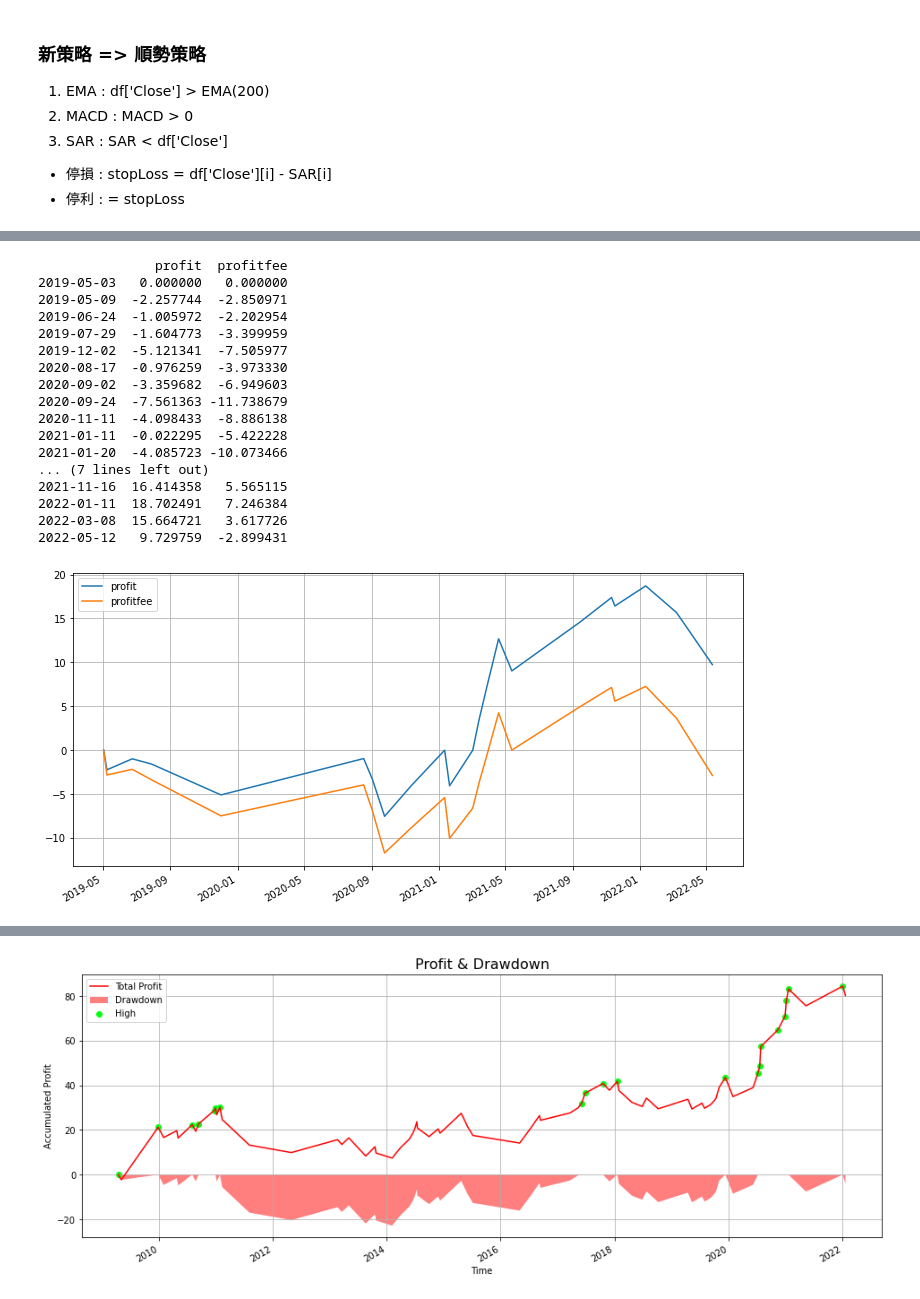
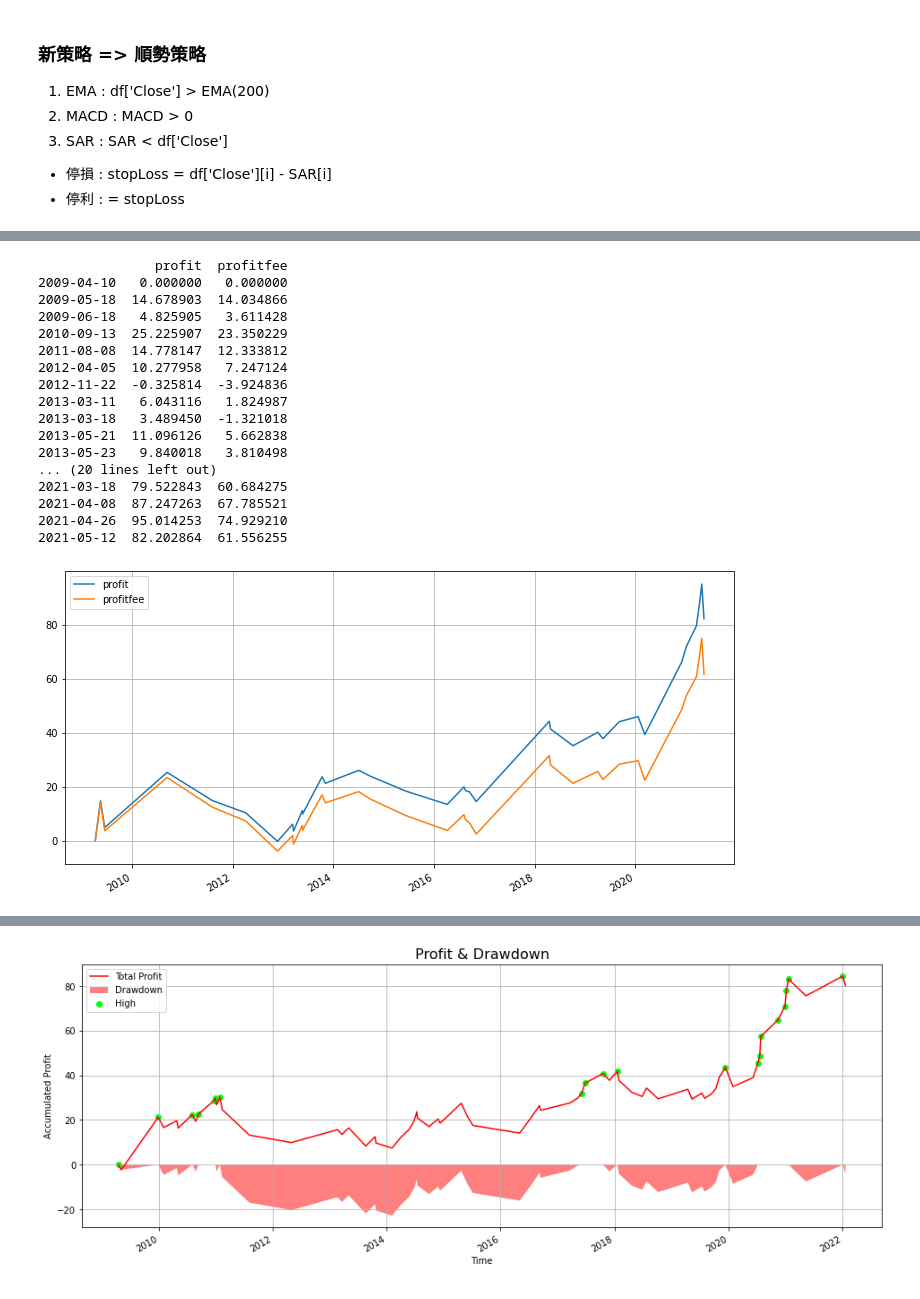
Before and after one commit to benson85560/yuanta, a Jupyter notebook: Dividend_Yield_Strategy.ipynb, the cells around one changed output, grey strips where cells are left out. Cells and saved outputs as stored; diff of their text form; code cells hidden in the pictures.

```diff
--- a/Dividend_Yield_Strategy.ipynb
+++ b/Dividend_Yield_Strategy.ipynb
@@ -443,3 +381,14 @@ equity.iloc[-1].mean()
 
 * 停損 : stopLoss = df['Close'][i] - SAR[i]
 * 停利 : = stopLoss
+# %%
+symbol = '0051.TW'
+
+data = yf.Ticker(symbol)
+df = data.history(period='D', start='2008-1-1', end='2022-6-30')
+df = df.drop(columns = ['Dividends', 'Stock Splits'])
+df.columns = ['open', 'high', 'low', 'close', 'volume']
+df['EMA'] = abstract.EMA(df, timeperiod = 200)
+df['MACD'] = abstract.MACD(df, fastperiod=12, slowperiod=26, signalperiod=9)['macd']
+df['SAR'] = abstract.SAR(df)
+df
@@ -484,7 +448,7 @@ for i in range(len(df)):
         t = i+1
         buy.append(t)
         stopLoss = df['SAR'][i]
-        stopEarn = df['close'][i] + (df['close'][i] - df['SAR'][i])
+        stopEarn = df['close'][i] + ((df['close'][i] - df['SAR'][i]) * 2)
         # stopLoss.append(df['close'][i] - df['SAR'][i])
 
 
@@ -522,50 +486,50 @@ for i in range(len(df)):
       # buy停損
     if df['close'][i] < stopLoss and BS == 'B':
         profit = tempSize * (df['open'][i+1] - temp) # temp : 進場價
         profit_fee = profit - money*feeRate - (money+profit)*feeRate
         profit_fee_list.append(profit_fee)
         profit_list.append(profit)
         sell.append(i+1)
         timeList.append(df.index[i])
         BS=None
         continue
 
        # buy to cover
     # if (df['close'][i] >= df['ma'][i] or i == len(df)-2) and BS == 'S':
     #     profit = tempSize * (temp - df['open'][i+1])
     #     profit_fee = profit - money*feeRate - (money+profit)*feeRate
     #     profit_fee_list.append(profit_fee)
     #     profit_list.append(profit)
     #     buytocover.append(i+1)
     #     timeList.append(df.index[i])
     #     BS=None
     #     continue
 
     # 可加停利停損在這裡：if......
 
 
 equity = pd.DataFrame({'profit':np.cumsum(profit_list), 'profitfee':np.cumsum(profit_fee_list)}, index=timeList)
 print(equity)
 equity.plot(grid=True, figsize=(12, 6));
 # %% [output]
                profit  profitfee
-2019-05-03   0.000000   0.000000
-2019-05-09  -2.257744  -2.850971
-2019-06-24  -1.005972  -2.202954
-2019-07-29  -1.604773  -3.399959
-2019-12-02  -5.121341  -7.505977
-2020-08-17  -0.976259  -3.973330
-2020-09-02  -3.359682  -6.949603
-2020-09-24  -7.561363 -11.738679
-2020-11-11  -4.098433  -8.886138
-2021-01-11  -0.022295  -5.422228
-2021-01-20  -4.085723 -10.073466
-... (7 lines left out)
-2021-11-16  16.414358   5.565115
-2022-01-11  18.702491   7.246384
-2022-03-08  15.664721   3.617726
-2022-05-12   9.729759  -2.899431
+2009-04-10   0.000000   0.000000
+2009-05-18  14.678903  14.034866
+2009-06-18   4.825905   3.611428
+2010-09-13  25.225907  23.350229
+2011-08-08  14.778147  12.333812
+2012-04-05  10.277958   7.247124
+2012-11-22  -0.325814  -3.924836
+2013-03-11   6.043116   1.824987
+2013-03-18   3.489450  -1.321018
+2013-05-21  11.096126   5.662838
+2013-05-23   9.840018   3.810498
+... (20 lines left out)
+2021-03-18  79.522843  60.684275
+2021-04-08  87.247263  67.785521
+2021-04-26  95.014253  74.929210
+2021-05-12  82.202864  61.556255
-[figure, old version]
+[figure, new version]
 # %%
 # 實際交易位置
 print(buy)
```
Also changed, not shown: parts of 28 cells of this notebook.
